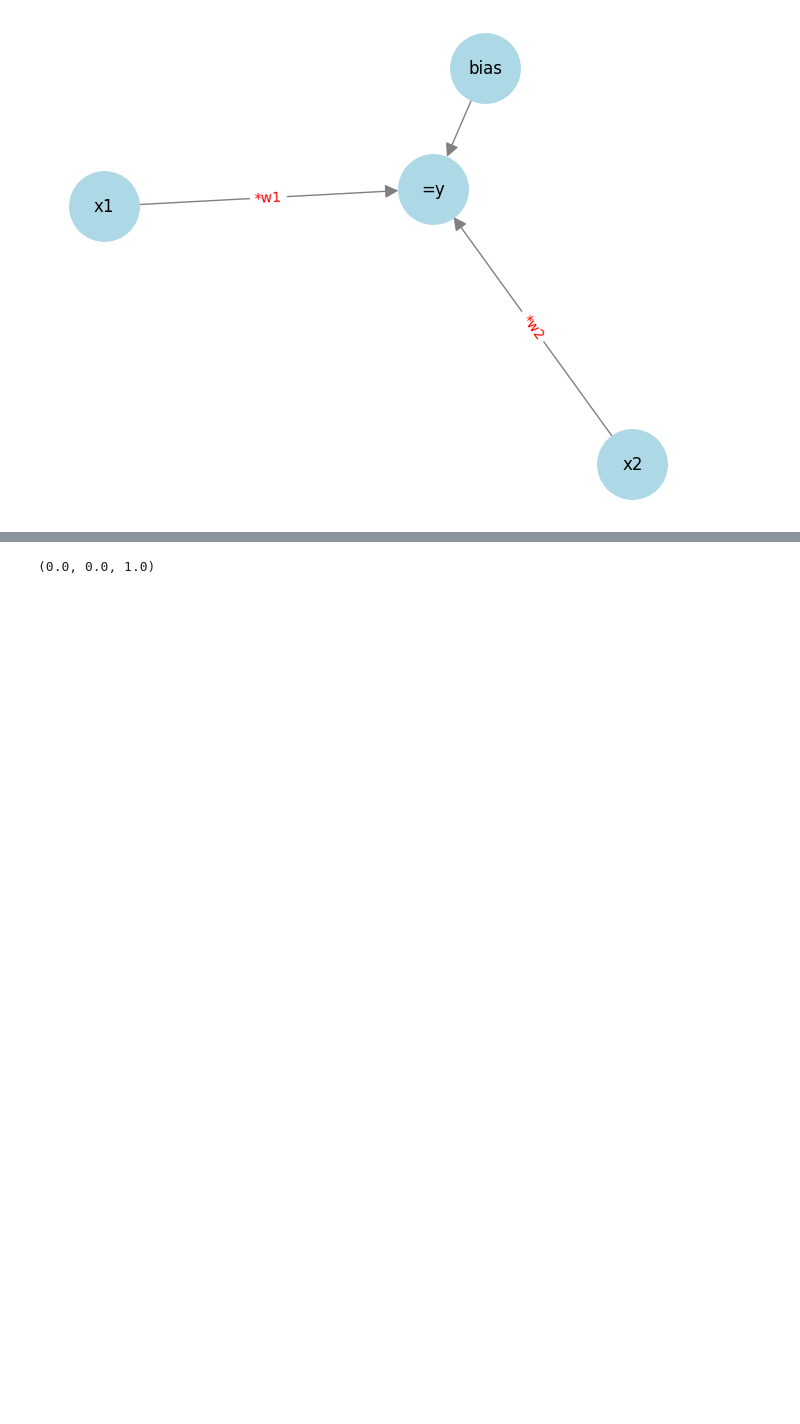
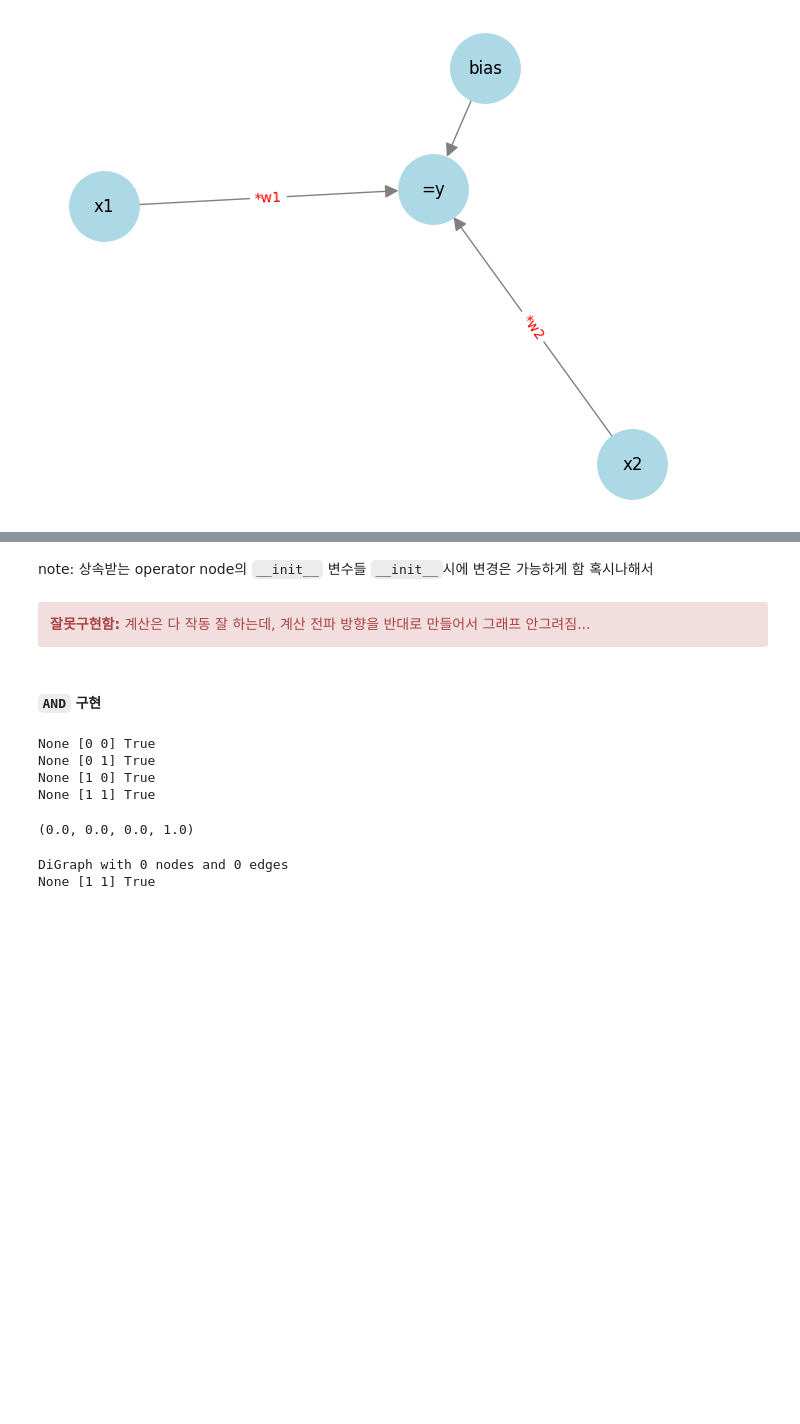
Before and after one commit to maxjo020418/DaeNaMu, a Jupyter notebook: DL_from_scratch_1n2/W2.ipynb, the cells around one changed output, grey strips where cells are left out. Drawn from its saved outputs; the diff is of its cells as text; code cells hidden in the pictures; blank space fills up the shorter version.

```diff
--- a/DL_from_scratch_1n2/W2.ipynb
+++ b/DL_from_scratch_1n2/W2.ipynb
@@ -77,19 +124,38 @@ class InputNode(BaseNode):
 
     def get_output(self):
         return self.input_vals
+# %% [markdown]
+note: 상속받는 operator node의 `__init__` 변수들 `__init__`시에 변경은 가능하게 함 혹시나해서
+# %% [markdown]
+<div class="alert alert-block alert-danger">
+<b>잘못구현함:</b> 계산은 다 작동 잘 하는데, 계산 전파 방향을 반대로 만들어서 그래프 안그려짐...
+</div>
+# %% [markdown]
+#### `AND` 구현
 # %%
 class AND(BaseNode):
-    def __init__(self, inputs, name = None,
+    def __init__(self,
                  weights = np.array([.5, .5]),
                  bias = -.7,
-                 theta = 0):
-        super().__init__(inputs, name, weights, bias, theta)
-
-    def get_output(self):
-        return super().get_output()
+                 theta = 0,
+                 **kwargs):
+        super().__init__(weights=weights, bias=bias, theta=theta, **kwargs)
 # %%
-AND(np.array([0, 1])).get_output(),\
-AND(np.array([1, 0])).get_output(),\
-AND(np.array([1, 1])).get_output()
+AND(inputs=np.array([0, 0])).get_output(),\
+AND(inputs=np.array([0, 1])).get_output(),\
+AND(inputs=np.array([1, 0])).get_output(),\
+AND(inputs=np.array([1, 1])).get_output()
 # %% [output]
-(0.0, 0.0, 1.0)
+None [0 0] True
+None [0 1] True
+None [1 0] True
+None [1 1] True
+(0.0, 0.0, 0.0, 1.0)
+# %%
+graph = nx.DiGraph()
+print(graph)
+AND(inputs=np.array([1, 1]), graph=graph).draw_graph()
+# %% [output]
+DiGraph with 0 nodes and 0 edges
+None [1 1] True
+[figure, added]
```
Also changed, not shown: parts of 16 cells of this notebook.
